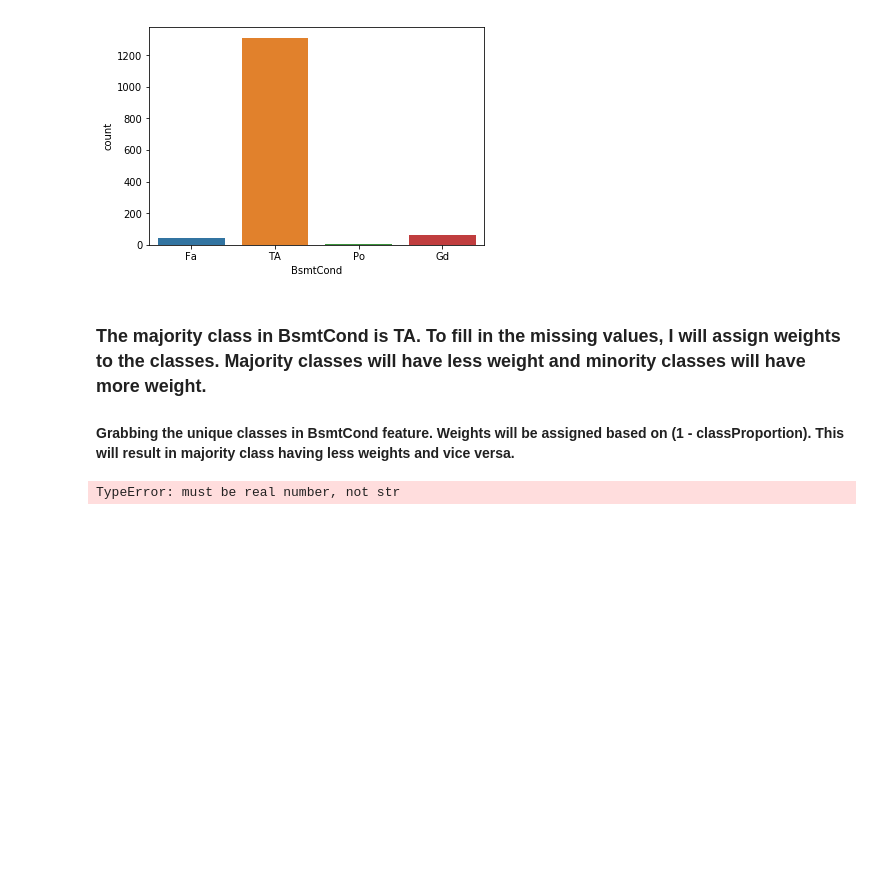
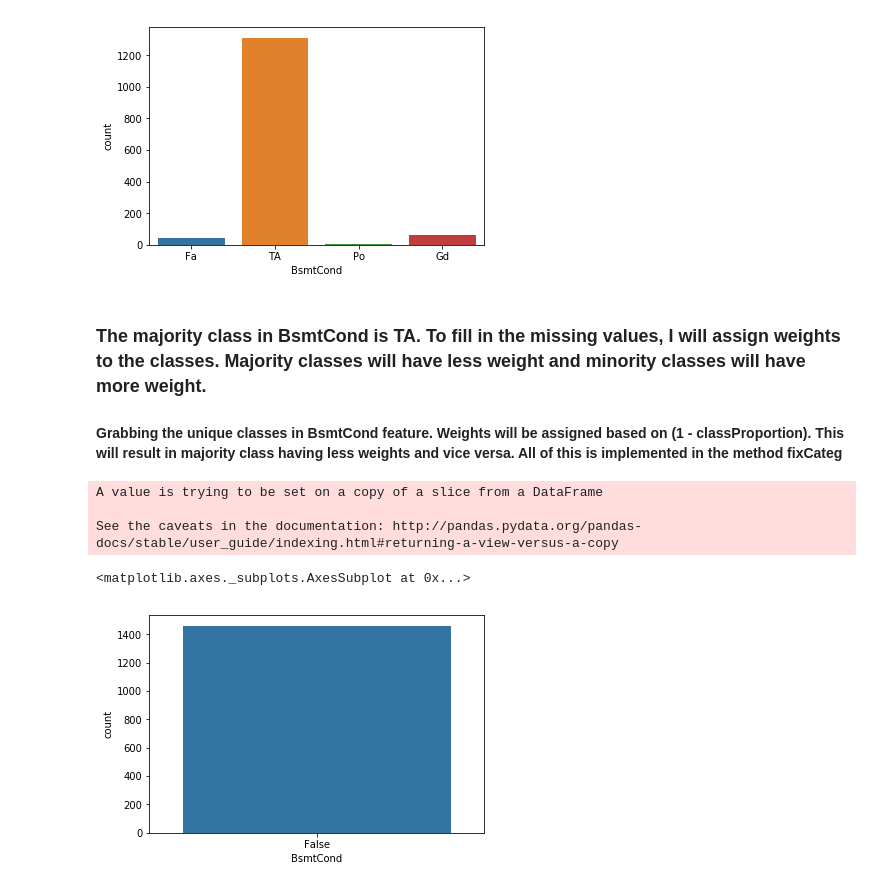
Before and after one commit to rohitgang/HousingPrice_Prediction, a Jupyter notebook: Housing_Analysis.ipynb, the cells around one changed output. Cells and saved outputs as stored; diff of their text form; code cells hidden in the pictures; blank space fills up the shorter version.

```diff
--- a/Housing_Analysis.ipynb
+++ b/Housing_Analysis.ipynb
@@ -45,6 +48,8 @@ def checkNAN(df):
         percentMissing= df[col].isna().sum()/len(df[col]) * 100.00
         if percentMissing > 0.00:
             missVals[col]= '{:5.4f}'.format(percentMissing)+ '%'
+    if len(missVals.keys()) == 0:
+        return 'You got a clean Dataframe'
     return missVals
 
 def majorMissing(df):
@@ -78,8 +83,15 @@ def graphDiscrete(df, col):
     graph= plt.ylabel('Count')
     return graph
 
-# def graphContinous(df, col):
-#     xs=
+def getNumeric(df):
+    dtypes= list()
+    for col in df.columns:
+        if col == 'Id':
+            continue
+        if str(df[col].dtype) == 'float64' or str(df[col].dtype) == 'int64':
+            dtypes.append(col)
+    return dtypes
+
 def getCateg(df, cats):
     ret= defaultdict(list)
     for cat in cats:
@@ -96,6 +108,18 @@ def getClassProp(row):
     if math.isnan(row):
         wow= 1
     uniq[row]+= 1
+
+def fixCateg(df, cols):
+    for col in cols:
+        uniq= list(pd.unique(df[col].dropna()))
+    #     uniq= uniq.remove('nan')
+        prop= {key : math.floor((1 -(noisyDF[col] == key).sum()/len(noisyDF[col]))*100.00) for key in uniq}
+        classes= list(key for key,value in prop.items() for i in range(value))
+        indexes= df[df[col].isnull()].index.tolist()
+        for i in indexes:
+            rand= random.randint(0, len(classes)-1)
+            df[col][i]= classes[rand]
+    return df
 # %% [markdown]
 # -------------------------------------------------------------------------------------------------------------
 # Missing Data Analysis
@@ -313,12 +337,15 @@ sns.countplot(noisyDF['BsmtCond'])
 [figure]
 # %% [markdown]
 ### The majority class in BsmtCond is TA. To fill in the missing values, I will assign weights to the classes. Majority classes will have less weight and minority classes will have more weight.
-#### Grabbing the unique classes in BsmtCond feature. Weights will be assigned based on (1 - classProportion). This will result in majority class having less weights and vice versa.
+#### Grabbing the unique classes in BsmtCond feature. Weights will be assigned based on (1 - classProportion). This will result in majority class having less weights and vice versa. All of this is implemented in the method fixCateg
-# %%
-uniq= {'Fa':0,
-       'TA':0,
-       'Po':0,
-       'Gd':0}
-noisyDF['BsmtCond'].apply(getClassProp)
-# %% [output]
-TypeError: must be real number, not str
+# %%
+noisyDF= fixCateg(noisyDF, 'BsmtCond')
+# %% [output]
+A value is trying to be set on a copy of a slice from a DataFrame
+
+See the caveats in the documentation: http://pandas.pydata.org/pandas-docs/stable/user_guide/indexing.html#returning-a-view-versus-a-copy
+# %%
+sns.countplot(noisyDF['BsmtCond'].isna())
+# %% [output]
+<matplotlib.axes._subplots.AxesSubplot at 0x...>
+[figure, added]
```
Also changed, not shown: parts of 39 cells of this notebook.
